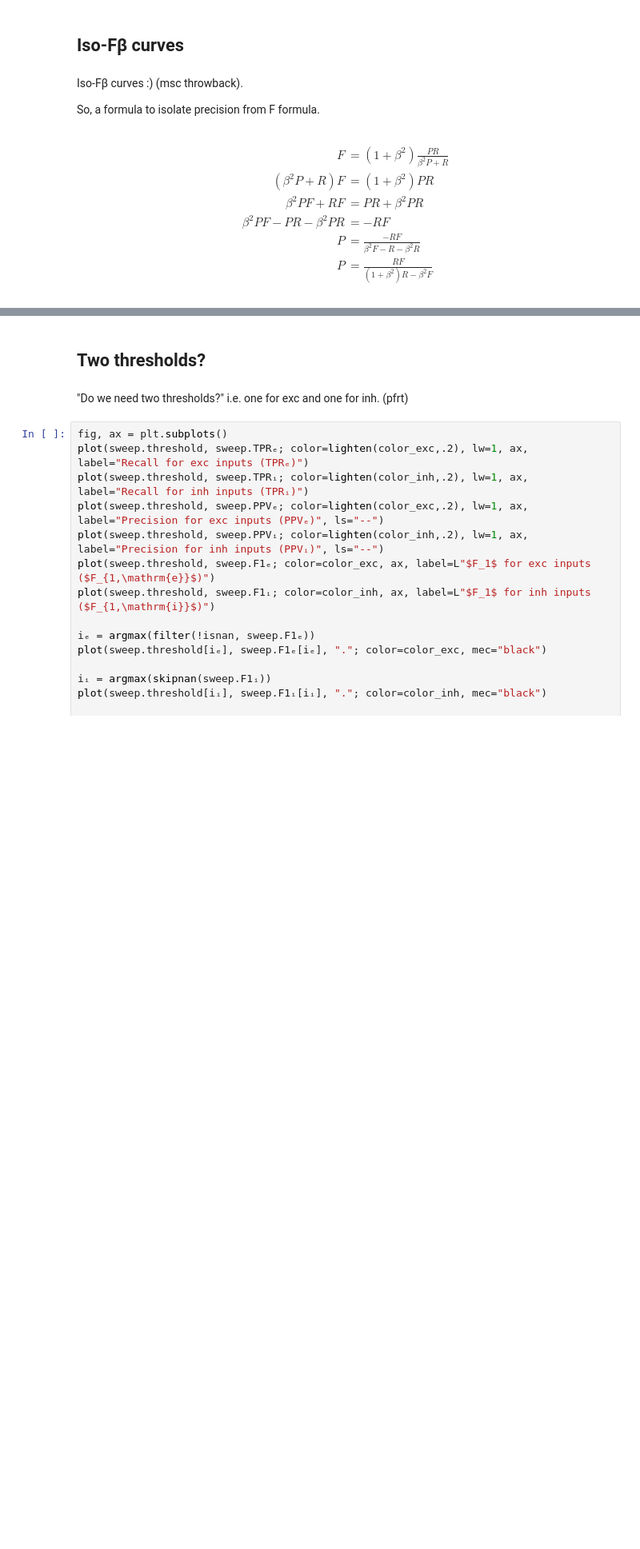
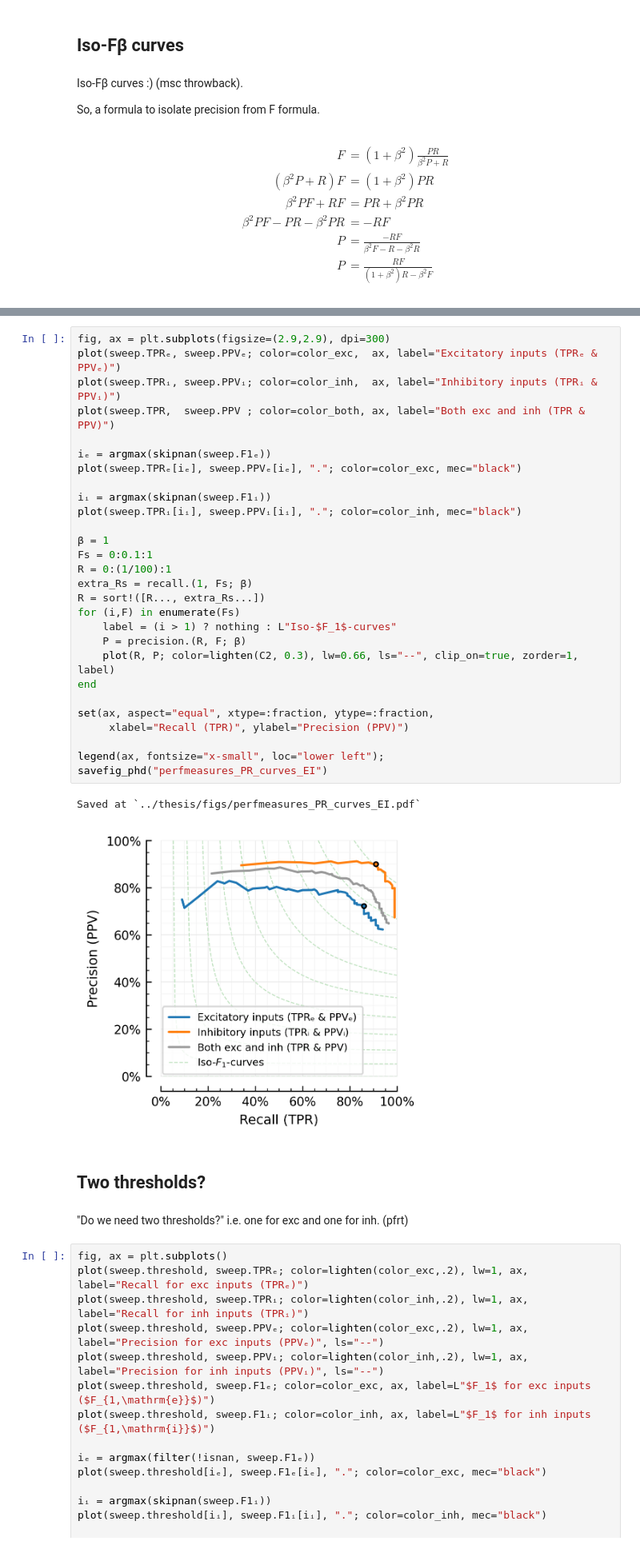
Before and after one commit to tfiers/phd, a Jupyter notebook: nb/2023-09-13__Clippin_and_Ceilin.ipynb, the cells around one changed output, grey strips where cells are left out. Shown at 80% size. Cells and saved outputs as stored; diff of their text form; blank space fills up the shorter version.

```diff
--- a/nb/2023-09-13__Clippin_and_Ceilin.ipynb
+++ b/nb/2023-09-13__Clippin_and_Ceilin.ipynb
@@ -379,3 +411,34 @@ Saved at `../thesis/figs/perfmeasures_PR_curves.pdf`
+# %%
+fig, ax = plt.subplots(figsize=(2.9,2.9), dpi=300)
+plot(sweep.TPRₑ, sweep.PPVₑ; color=color_exc,  ax, label="Excitatory inputs (TPRₑ & PPVₑ)")
+plot(sweep.TPRᵢ, sweep.PPVᵢ; color=color_inh,  ax, label="Inhibitory inputs (TPRᵢ & PPVᵢ)")
+plot(sweep.TPR,  sweep.PPV ; color=color_both, ax, label="Both exc and inh (TPR & PPV)")
+
+iₑ = argmax(skipnan(sweep.F1ₑ))
+plot(sweep.TPRₑ[iₑ], sweep.PPVₑ[iₑ], "."; color=color_exc, mec="black")
+
+iᵢ = argmax(skipnan(sweep.F1ᵢ))
+plot(sweep.TPRᵢ[iᵢ], sweep.PPVᵢ[iᵢ], "."; color=color_inh, mec="black")
+
+β = 1
+Fs = 0:0.1:1
+R = 0:(1/100):1
+extra_Rs = recall.(1, Fs; β)
+R = sort!([R..., extra_Rs...])
+for (i,F) in enumerate(Fs)
+    label = (i > 1) ? nothing : L"Iso-$F_1$-curves"
+    P = precision.(R, F; β)
+    plot(R, P; color=lighten(C2, 0.3), lw=0.66, ls="--", clip_on=true, zorder=1, label)
+end
+
+set(ax, aspect="equal", xtype=:fraction, ytype=:fraction,
+     xlabel="Recall (TPR)", ylabel="Precision (PPV)")
+
+legend(ax, fontsize="x-small", loc="lower left");
+savefig_phd("perfmeasures_PR_curves_EI")
+# %% [output]
+Saved at `../thesis/figs/perfmeasures_PR_curves_EI.pdf`
+[figure, added]
 # %% [markdown]
 ## Two thresholds?
 # %% [markdown]
```
Also changed, not shown: parts of 8 cells of this notebook, 6 other files.
